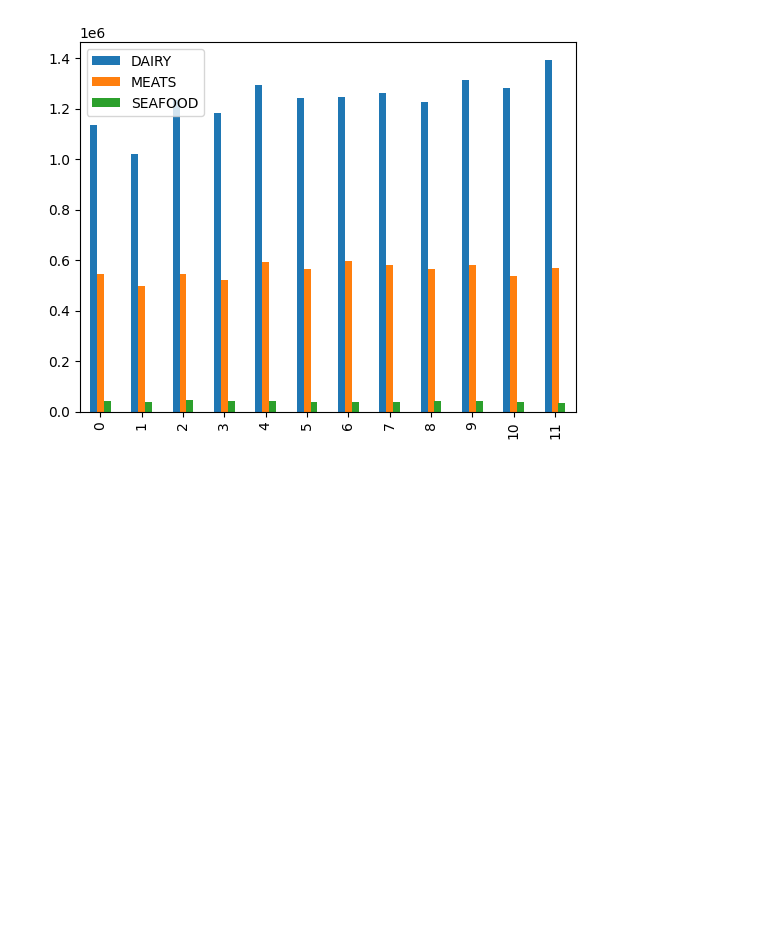
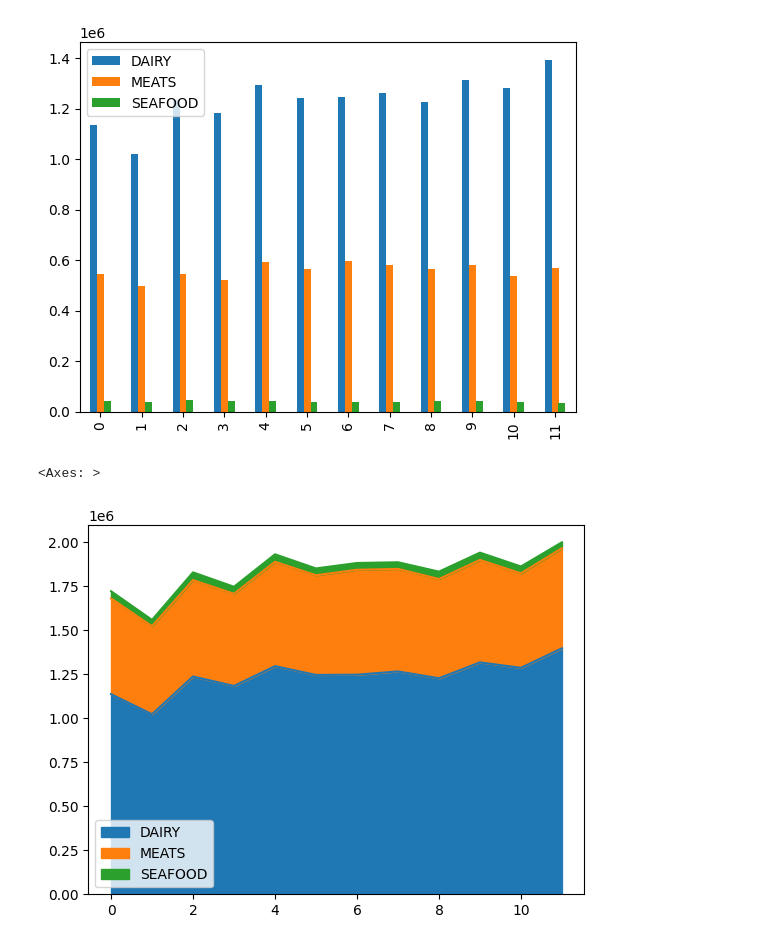
Before and after one commit to pablohf7/Analisis_ventas2015, a Jupyter notebook: Analisis_de_ventas.ipynb, the cells around one changed output. Saved outputs shown, nothing was run; the diff lists cells and outputs as text; code cells hidden in the pictures; blank space fills up the shorter version.

```diff
--- a/Analisis_de_ventas.ipynb
+++ b/Analisis_de_ventas.ipynb
@@ -35,3 +35,8 @@ df.plot.bar()
 # %% [output]
 <Axes: >
 [figure]
+# %%
+df.plot.area()
+# %% [output]
+<Axes: >
+[figure, added]
```
